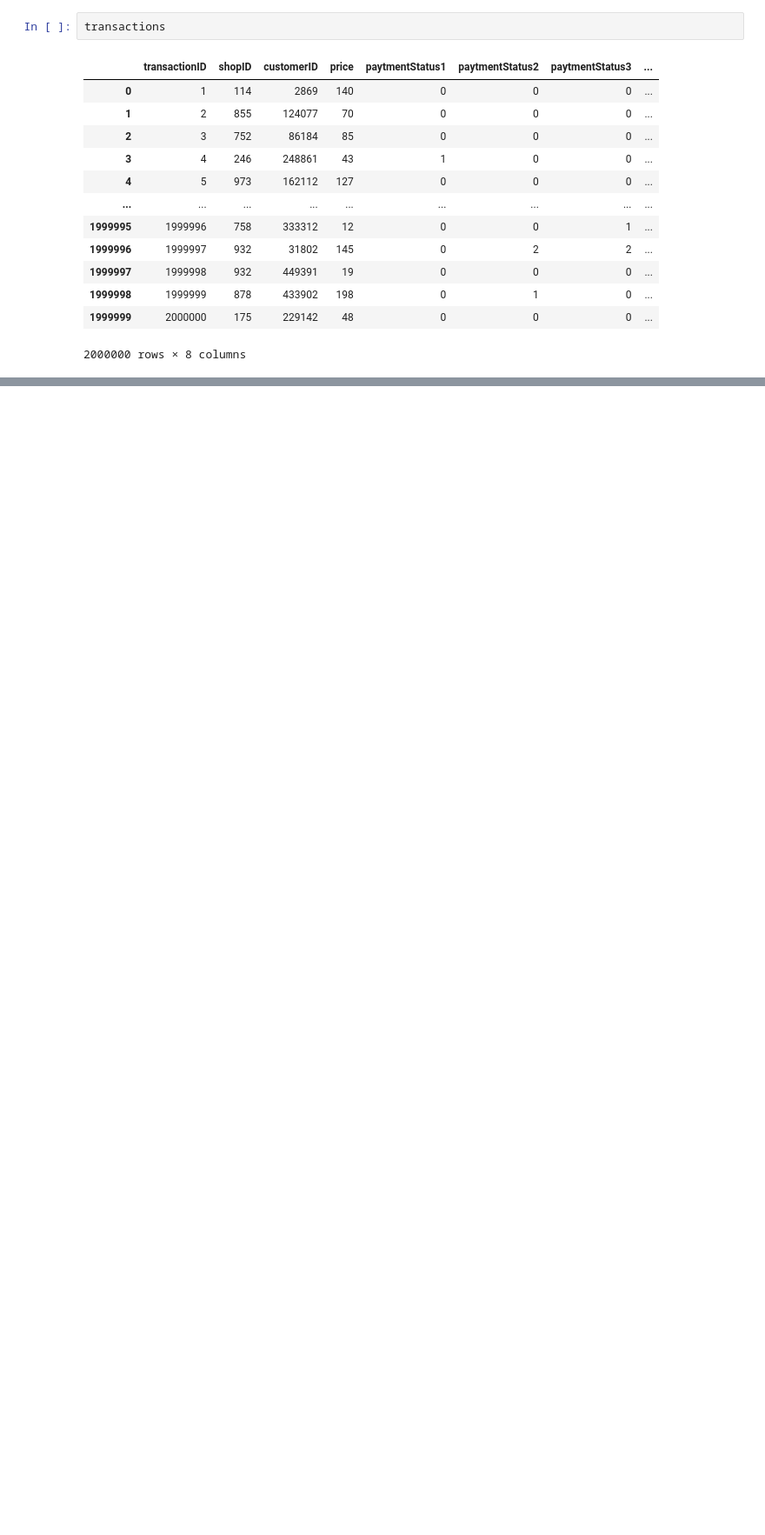
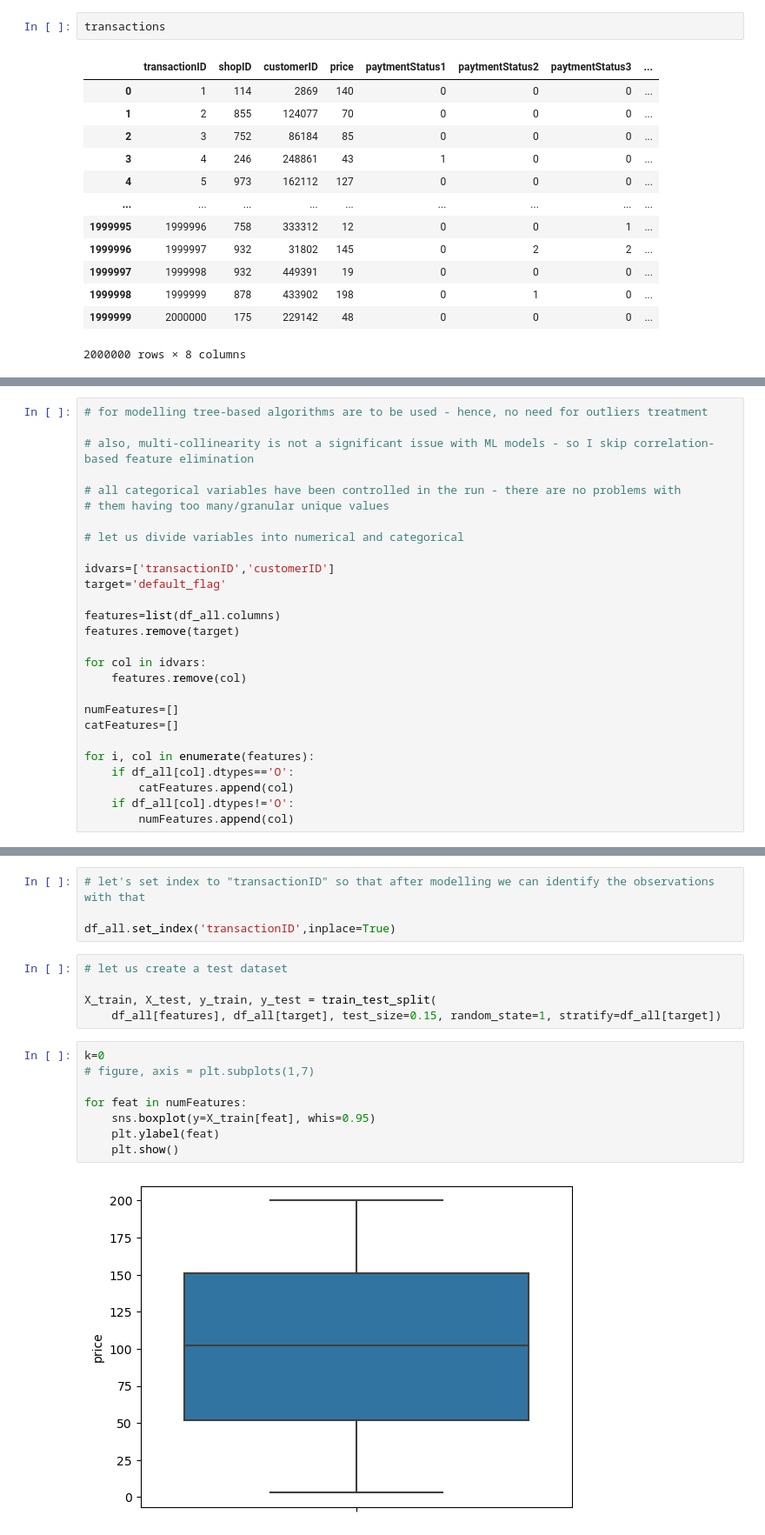
Before and after one commit to km72846/viabill_casestudy, a Jupyter notebook: viabill.ipynb, the cells around one changed output, grey strips where cells are left out. Shown at 87% size. Saved outputs shown, nothing was run; the diff lists cells and outputs as text; blank space fills up the shorter version.

```diff
--- a/viabill.ipynb
+++ b/viabill.ipynb
@@ -351,0 +715,27 @@ print(x[x['customerID']==2869])
+# %%
+# for modelling tree-based algorithms are to be used - hence, no need for outliers treatment
+
+# also, multi-collinearity is not a significant issue with ML models - so I skip correlation-based feature elimination
+
+# all categorical variables have been controlled in the run - there are no problems with
+# them having too many/granular unique values
+
+# let us divide variables into numerical and categorical
+
+idvars=['transactionID','customerID']
+target='default_flag'
+
+features=list(df_all.columns)
+features.remove(target)
+
+for col in idvars:
+    features.remove(col)
+
+numFeatures=[]
+catFeatures=[]
+
+for i, col in enumerate(features):
+    if df_all[col].dtypes=='O':
+        catFeatures.append(col)
+    if df_all[col].dtypes!='O':
+        numFeatures.append(col)
@@ -351,0 +752,19 @@ print(x[x['customerID']==2869])
+# %%
+# let's set index to "transactionID" so that after modelling we can identify the observations with that
+
+df_all.set_index('transactionID',inplace=True)
+# %%
+# let us create a test dataset
+
+X_train, X_test, y_train, y_test = train_test_split(
+    df_all[features], df_all[target], test_size=0.15, random_state=1, stratify=df_all[target])
+# %%
+k=0
+# figure, axis = plt.subplots(1,7)
+
+for feat in numFeatures:
+    sns.boxplot(y=X_train[feat], whis=0.95)
+    plt.ylabel(feat)
+    plt.show()
+# %% [output]
+[figure, added]
```
Also changed, not shown: parts of 82 cells of this notebook, 4 other files.
